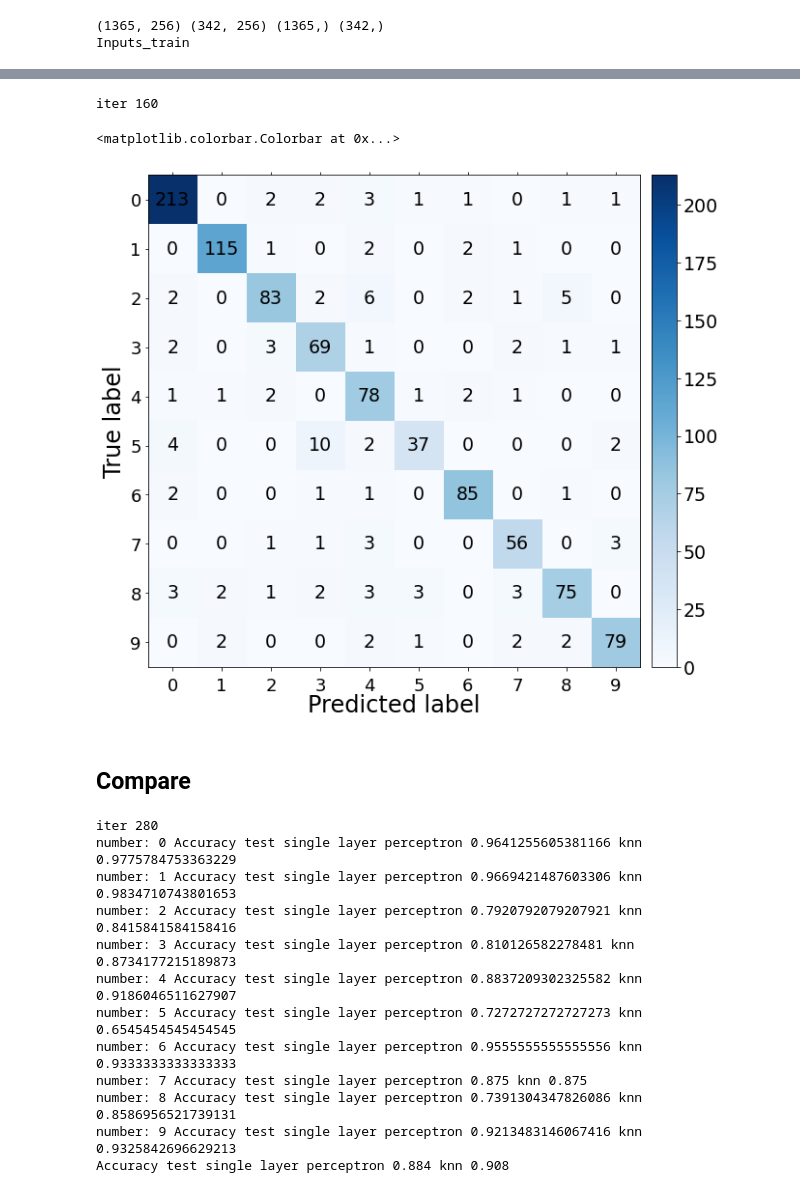
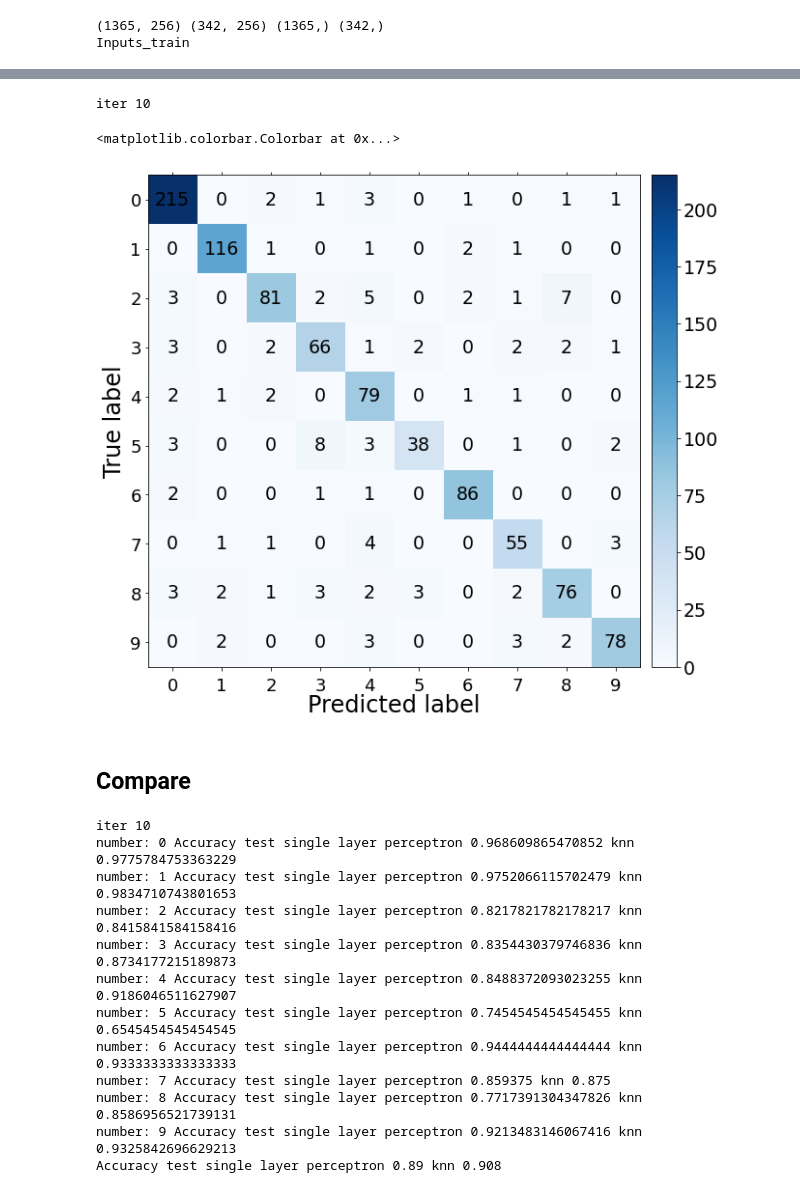
Before and after one commit to X1anghe/IDL_Assignments, a Jupyter notebook: Assignment1/Task2.ipynb, the cells around one changed output, grey strips where cells are left out. Cells and saved outputs as stored; diff of their text form; code cells hidden in the pictures.

```diff
--- a/Assignment1/Task2.ipynb
+++ b/Assignment1/Task2.ipynb
@@ -214,6 +219,7 @@ results = []
 w_list.clear()
 results.clear()
 np.random.seed(2022)
+lr = 0.03
 w0 = np.random.normal(loc=0.0, scale=0.1, size=(257, 10))
 w = training(lr, w0, X_train, y_train_dummy)
 
@@ -252,0 +259,13 @@ Accuracy train:  0.7230769230769231 Accuracy validation 0.7426900584795322 Accur
+# %%
+# training on weights completely random
+w0 = np.random.random(257*10).reshape(257, 10)
+w = training(lr, w0, X_train, y_train_dummy)
+
+pred_train = predict(lr, w, X_train, y_train_dummy)
+acc_train = accuracy_score(y_train, pred_train)
+acc_val, acc_test = generate_acc(w)
+
+w_list.append(w)
+
+print("Training with weights section: ", '0, 0')
+print("Accuracy train: ", acc_train, "Accuracy validation", acc_val, "Accuracy test", acc_test)
@@ -270,8 +292,8 @@ Accuracy train:  0.9714285714285714 Accuracy validation 0.9619883040935673 Accur
 # %%
 # cross-validation on normal weights (0, 0.3)
 np.random.seed(2022)
-w0 = np.random.normal(loc=0.0, scale=0.3, size=(257, 10))
-lr = 0.3
+w0 = np.random.normal(loc=0.0, scale=0.1, size=(257, 10))
+lr = 0.03
 w_list.clear()
 results.clear()
 for i in range(5):
@@ -305,7 +327,7 @@ Accuracy train:  0.9816849816849816 Accuracy validation 0.9444444444444444 Accur
 # %%
 # confusion martix on train set
 np.random.seed(2022)
-w0 = np.random.normal(loc=0.0, scale=0.3, size=(257, 10))
+w0 = np.random.normal(loc=0.0, scale=0.1, size=(257, 10))
 w = training(lr, w0, X_train, y_train_dummy)
 
 plt.rc('figure',figsize=(11,11))
@@ -331,29 +353,29 @@ iter 160
 # %%
 ## # confusion martix on test set
 np.random.seed(2022)
-w0 = np.random.normal(loc=0.0, scale=0.3, size=(257, 10))
+w0 = np.random.normal(loc=0.0, scale=0.1, size=(257, 10))
 w = training(lr, w0, X_train, y_train_dummy)
 
 plt.rc('figure',figsize=(11,11))
 cm = confusion_matrix(y_test, predict(lr, w, X_test, y_test_dummy))
 plt.matshow(cm,cmap=plt.cm.Blues)
 cm_x_ticks=[0,1,2,3,4,5,6,7,8,9]
 for i in range(cm.shape[0]):
   for j in range(cm.shape[1]):
     plt.text(x=j, y=i, s=cm[i, j],
 fontsize=19,ha='center',va='center')
 my_x_ticks = [0,1,2,3,4,5,6,7,8,9]
 my_y_ticks = [0,1,2,3,4,5,6,7,8,9]
 plt.xticks(my_x_ticks, size=18, verticalalignment='bottom', y=-0.07)
 plt.yticks(my_y_ticks, size=18)
 plt.xlabel('Predicted label',fontdict={'fontsize':24}, labelpad=28 )
 plt.ylabel('True label',fontdict={'fontsize':24})
 plt.rcParams['font.size'] = 19
 plt.colorbar(pad=0.02,shrink=0.83)
 # %% [output]
-iter 160
+iter 10
 <matplotlib.colorbar.Colorbar at 0x...>
-[figure, old version]
+[figure, new version]
 # %% [markdown]
 ## Compare
 # %%
@@ -378,8 +400,7 @@ test_pred_knn = model_knn.predict(test_in)
 # %%
 # compare SLMP, KNN, DBC, SDBC on each number test set
 np.random.seed(2022)
-w0 = np.random.normal(loc=0.0, scale=0.3, size=(257, 10))
-
+w0 = np.random.normal(loc=0.0, scale=0.1, size=(257, 10))
 train_in_p = preprocessing(train_in)
 train_out_dummy = np.zeros(len(train_out)*10).reshape(len(train_out), 10)
 train_out_dummy = get_dummies(train_out, train_out_dummy)
@@ -423,15 +444,15 @@ acc_test_knn = accuracy_score(test_out, pred_test_knn)
 # acc_test_D = accuracy_score(test_out, pred_test_D)
 print("Accuracy test", "single layer perceptron",acc_test, "knn",acc_test_knn)
 # %% [output]
-iter 280
-number: 0 Accuracy test single layer perceptron 0.9641255605381166 knn 0.9775784753363229
-number: 1 Accuracy test single layer perceptron 0.9669421487603306 knn 0.9834710743801653
-number: 2 Accuracy test single layer perceptron 0.7920792079207921 knn 0.8415841584158416
-number: 3 Accuracy test single layer perceptron 0.810126582278481 knn 0.8734177215189873
-number: 4 Accuracy test single layer perceptron 0.8837209302325582 knn 0.9186046511627907
-number: 5 Accuracy test single layer perceptron 0.7272727272727273 knn 0.6545454545454545
-number: 6 Accuracy test single layer perceptron 0.9555555555555556 knn 0.9333333333333333
-number: 7 Accuracy test single layer perceptron 0.875 knn 0.875
-number: 8 Accuracy test single layer perceptron 0.7391304347826086 knn 0.8586956521739131
+iter 10
+number: 0 Accuracy test single layer perceptron 0.968609865470852 knn 0.9775784753363229
+number: 1 Accuracy test single layer perceptron 0.9752066115702479 knn 0.9834710743801653
+number: 2 Accuracy test single layer perceptron 0.8217821782178217 knn 0.8415841584158416
+number: 3 Accuracy test single layer perceptron 0.8354430379746836 knn 0.8734177215189873
+number: 4 Accuracy test single layer perceptron 0.8488372093023255 knn 0.9186046511627907
+number: 5 Accuracy test single layer perceptron 0.7454545454545455 knn 0.6545454545454545
+number: 6 Accuracy test single layer perceptron 0.9444444444444444 knn 0.9333333333333333
+number: 7 Accuracy test single layer perceptron 0.859375 knn 0.875
+number: 8 Accuracy test single layer perceptron 0.7717391304347826 knn 0.8586956521739131
 number: 9 Accuracy test single layer perceptron 0.9213483146067416 knn 0.9325842696629213
-Accuracy test single layer perceptron 0.884 knn 0.908
+Accuracy test single layer perceptron 0.89 knn 0.908
```
Also changed, not shown: parts of 11 cells of this notebook, 3 other files.
